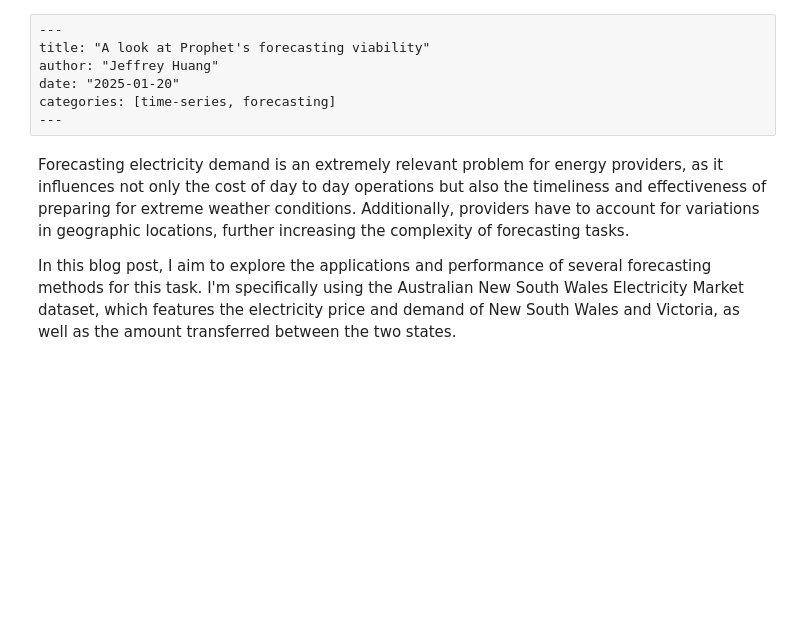
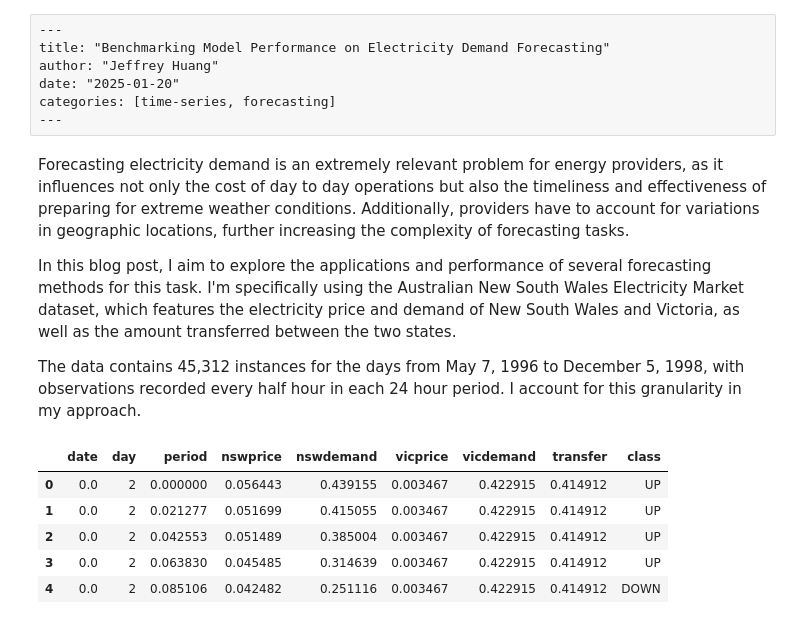
Before and after one commit to jjhuang4/jjhuang4.github.io, a Jupyter notebook: posts/2025-1-20/index.ipynb, the cells around one changed output. Cells and saved outputs as stored; diff of their text form; code cells hidden in the pictures; blank space fills up the shorter version.

```diff
--- a/posts/2025-1-20/index.ipynb
+++ b/posts/2025-1-20/index.ipynb
@@ -1,6 +1,6 @@
 # %% [raw]
 ---
-title: "A look at Prophet's forecasting viability"
+title: "Benchmarking Model Performance on Electricity Demand Forecasting"
 author: "Jeffrey Huang"
 date: "2025-01-20"
 categories: [time-series, forecasting]
@@ -9,6 +9,8 @@ categories: [time-series, forecasting]
 Forecasting electricity demand is an extremely relevant problem for energy providers, as it influences not only the cost of day to day operations but also the timeliness and effectiveness of preparing for extreme weather conditions. Additionally, providers have to account for variations in geographic locations, further increasing the complexity of forecasting tasks.
 
 In this blog post, I aim to explore the applications and performance of several forecasting methods for this task. I'm specifically using the Australian New South Wales Electricity Market dataset, which features the electricity price and demand of New South Wales and Victoria, as well as the amount transferred between the two states.
+
+The data contains 45,312 instances for the days from May 7, 1996 to December 5, 1998, with observations recorded every half hour in each 24 hour period. I account for this granularity in my approach.
 # %%
 #| echo: false
 #| label: library imports
@@ -22,7 +28,22 @@ from sktime.forecasting.arima import AutoARIMA
 from sktime.forecasting.sarimax import SARIMAX
 from sktime.forecasting.fbprophet import Prophet
 from sktime.forecasting.exp_smoothing import ExponentialSmoothing
+# %%
+#| echo: false
+#| cache: true
+#| label: read and process data
+
+electricity = pd.read_csv("C:/Users/jrh25/Desktop/personal-site/data/electricity.csv")
+electricity['day'] = electricity['day'].str.replace("b'", "").str.replace("'", "")
+electricity['class'] = electricity['class'].str.replace("b'", "").str.replace("'", "")
 # %%
-#| echo: false
-#| cache: true
-#| label: read data
+#| echo: true
+
+electricity.head()
+# %% [output]
+|  | date | day | period | nswprice | nswdemand | vicprice | vicdemand | transfer | class |
+| 0 | 0.0 | 2 | 0.000000 | 0.056443 | 0.439155 | 0.003467 | 0.422915 | 0.414912 | UP |
+| 1 | 0.0 | 2 | 0.021277 | 0.051699 | 0.415055 | 0.003467 | 0.422915 | 0.414912 | UP |
+| 2 | 0.0 | 2 | 0.042553 | 0.051489 | 0.385004 | 0.003467 | 0.422915 | 0.414912 | UP |
+| 3 | 0.0 | 2 | 0.063830 | 0.045485 | 0.314639 | 0.003467 | 0.422915 | 0.414912 | UP |
+| 4 | 0.0 | 2 | 0.085106 | 0.042482 | 0.251116 | 0.003467 | 0.422915 | 0.414912 | DOWN |
```
Also changed, not shown: parts of 9 cells of this notebook.
